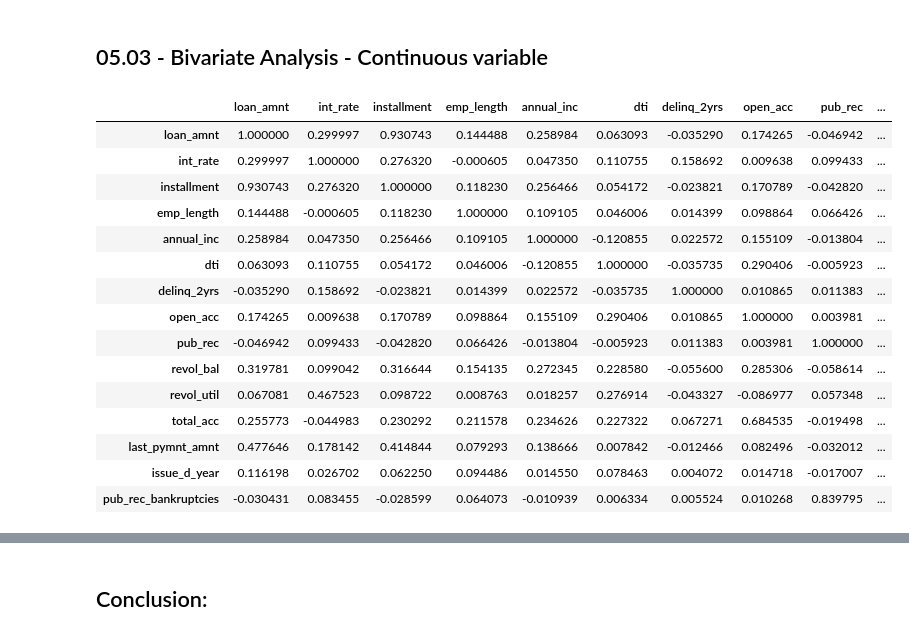
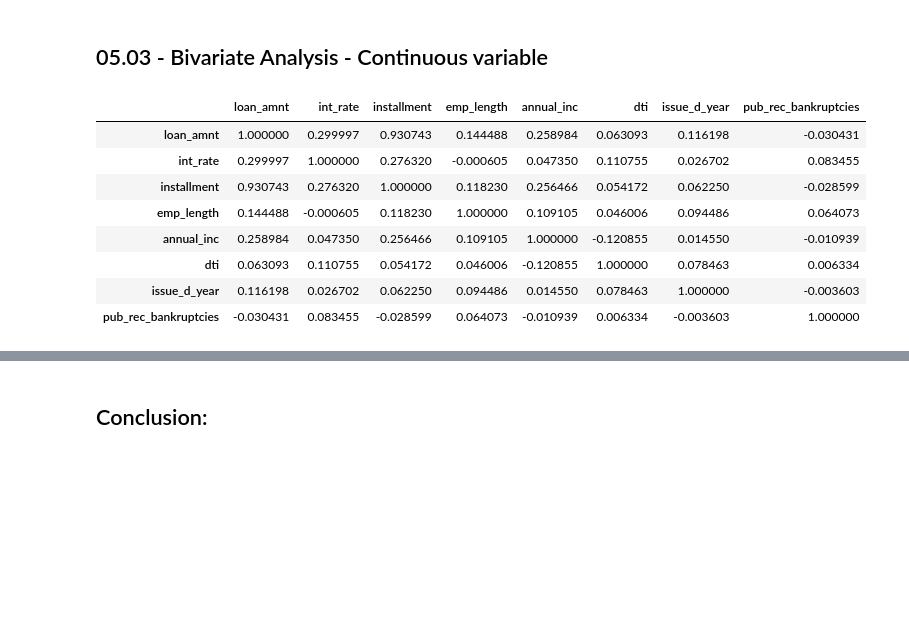
Before and after one commit to subhabrata-ghosh-1988/lending_club_case_study, a Jupyter notebook: Subhabrata_Ghosh_Lending_Club_Case_Study.ipynb, the cells around one changed output, grey strips where cells are left out. Saved outputs shown, nothing was run; the diff lists cells and outputs as text; code cells hidden in the pictures; blank space fills up the shorter version.

```diff
--- a/Subhabrata_Ghosh_Lending_Club_Case_Study.ipynb
+++ b/Subhabrata_Ghosh_Lending_Club_Case_Study.ipynb
@@ -638,8 +665,0 @@ memory usage: 1.4 MB
-# %%
-## Round the followning columns upto 2 decimal places for better analysis - Since all of them represents amount
-## total_pymnt - Payments received to date for total amount funded
-## total_rec_late_fee - Late fees received to date
-## collection_recovery_fee - post charge off collection fee
-df_loan.total_pymnt= round(df_loan.total_pymnt,2)
-df_loan.total_rec_late_fee= round(df_loan.total_rec_late_fee,2)
-df_loan.collection_recovery_fee= round(df_loan.collection_recovery_fee,2)
@@ -674,7 +666,6 @@ Name: collection_recovery_fee, dtype: int64
 # %%
-## There are few percentage columns like - 'int_rate','revol_util' - Let's fix them
+## There are few percentage columns like - 'int_rate'
 df_loan['int_rate'] = df_loan['int_rate'].str.strip('%').astype('float')
-df_loan['revol_util'] = df_loan['revol_util'].str.strip('%').astype('float')
 # %%
 df_loan.int_rate.describe()
 # %% [output]
@@ -1225,7 +1144,0 @@ boxplot('revol_util',df_loan)
-# %%
-plt.figure(figsize=(14,5))
-df_loan['revol_util_bin'] = round(df_loan['revol_util']/5)
-ax=sns.barplot(x='revol_util_bin', y='is_loan_default', data=df_loan)
-ax.set_xticklabels([(str(float(x.get_text())*5)+'%') for x in ax.get_xticklabels()])
-plt.ylabel("charged off")
-plt.show()
@@ -1322,6 +1161,3 @@ categorical_plot('ratio_bin')
-# %%
-df_loan=df_loan.drop(['earliest_cr_line','inq_last_6mths','out_prncp','out_prncp_inv','total_pymnt','total_pymnt_inv','total_rec_prncp','total_rec_int','total_rec_late_fee','recoveries','collection_recovery_fee','last_pymnt_d','last_credit_pull_d'
- ],axis=1)
 # %%
 df_loan.info()
 # %% [output]
@@ -1526,28 +1362,19 @@ plt.show()
 # %%
 ## Let's have a look at the correlation between the loan amount and other numerical variables
 cont_var= ['loan_amnt', 'int_rate', 'installment',
        'emp_length', 'annual_inc',
-       'dti', 'delinq_2yrs',
-        'open_acc', 'pub_rec', 'revol_bal', 'revol_util',
-       'total_acc', 'last_pymnt_amnt', 'issue_d_year',
+       'dti',  'issue_d_year',
        'pub_rec_bankruptcies']
 corr = df_loan[cont_var].corr()
 corr
 # %% [output]
-|  | loan_amnt | int_rate | installment | emp_length | annual_inc | dti | delinq_2yrs | open_acc | pub_rec | ... |
-| loan_amnt | 1.000000 | 0.299997 | 0.930743 | 0.144488 | 0.258984 | 0.063093 | -0.035290 | 0.174265 | -0.046942 | ... |
-| int_rate | 0.299997 | 1.000000 | 0.276320 | -0.000605 | 0.047350 | 0.110755 | 0.158692 | 0.009638 | 0.099433 | ... |
-| installment | 0.930743 | 0.276320 | 1.000000 | 0.118230 | 0.256466 | 0.054172 | -0.023821 | 0.170789 | -0.042820 | ... |
-| emp_length | 0.144488 | -0.000605 | 0.118230 | 1.000000 | 0.109105 | 0.046006 | 0.014399 | 0.098864 | 0.066426 | ... |
-| annual_inc | 0.258984 | 0.047350 | 0.256466 | 0.109105 | 1.000000 | -0.120855 | 0.022572 | 0.155109 | -0.013804 | ... |
-| dti | 0.063093 | 0.110755 | 0.054172 | 0.046006 | -0.120855 | 1.000000 | -0.035735 | 0.290406 | -0.005923 | ... |
-| delinq_2yrs | -0.035290 | 0.158692 | -0.023821 | 0.014399 | 0.022572 | -0.035735 | 1.000000 | 0.010865 | 0.011383 | ... |
-| open_acc | 0.174265 | 0.009638 | 0.170789 | 0.098864 | 0.155109 | 0.290406 | 0.010865 | 1.000000 | 0.003981 | ... |
-| pub_rec | -0.046942 | 0.099433 | -0.042820 | 0.066426 | -0.013804 | -0.005923 | 0.011383 | 0.003981 | 1.000000 | ... |
-| revol_bal | 0.319781 | 0.099042 | 0.316644 | 0.154135 | 0.272345 | 0.228580 | -0.055600 | 0.285306 | -0.058614 | ... |
-| revol_util | 0.067081 | 0.467523 | 0.098722 | 0.008763 | 0.018257 | 0.276914 | -0.043327 | -0.086977 | 0.057348 | ... |
-| total_acc | 0.255773 | -0.044983 | 0.230292 | 0.211578 | 0.234626 | 0.227322 | 0.067271 | 0.684535 | -0.019498 | ... |
-| last_pymnt_amnt | 0.477646 | 0.178142 | 0.414844 | 0.079293 | 0.138666 | 0.007842 | -0.012466 | 0.082496 | -0.032012 | ... |
-| issue_d_year | 0.116198 | 0.026702 | 0.062250 | 0.094486 | 0.014550 | 0.078463 | 0.004072 | 0.014718 | -0.017007 | ... |
-| pub_rec_bankruptcies | -0.030431 | 0.083455 | -0.028599 | 0.064073 | -0.010939 | 0.006334 | 0.005524 | 0.010268 | 0.839795 | ... |
+|  | loan_amnt | int_rate | installment | emp_length | annual_inc | dti | issue_d_year | pub_rec_bankruptcies |
+| loan_amnt | 1.000000 | 0.299997 | 0.930743 | 0.144488 | 0.258984 | 0.063093 | 0.116198 | -0.030431 |
+| int_rate | 0.299997 | 1.000000 | 0.276320 | -0.000605 | 0.047350 | 0.110755 | 0.026702 | 0.083455 |
+| installment | 0.930743 | 0.276320 | 1.000000 | 0.118230 | 0.256466 | 0.054172 | 0.062250 | -0.028599 |
+| emp_length | 0.144488 | -0.000605 | 0.118230 | 1.000000 | 0.109105 | 0.046006 | 0.094486 | 0.064073 |
+| annual_inc | 0.258984 | 0.047350 | 0.256466 | 0.109105 | 1.000000 | -0.120855 | 0.014550 | -0.010939 |
+| dti | 0.063093 | 0.110755 | 0.054172 | 0.046006 | -0.120855 | 1.000000 | 0.078463 | 0.006334 |
+| issue_d_year | 0.116198 | 0.026702 | 0.062250 | 0.094486 | 0.014550 | 0.078463 | 1.000000 | -0.003603 |
+| pub_rec_bankruptcies | -0.030431 | 0.083455 | -0.028599 | 0.064073 | -0.010939 | 0.006334 | -0.003603 | 1.000000 |
 # %%
```
Also changed, not shown: parts of 72 cells of this notebook, 3 other files.
